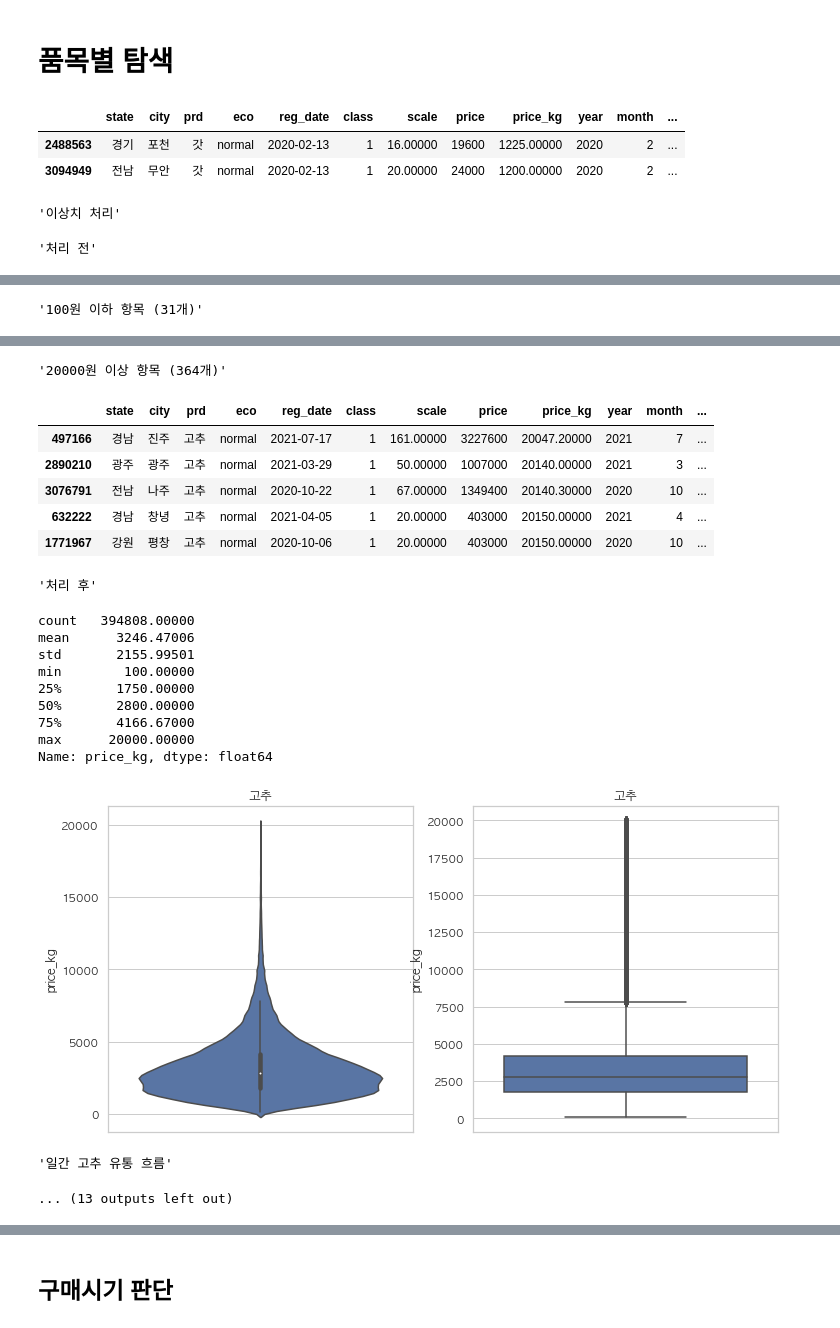
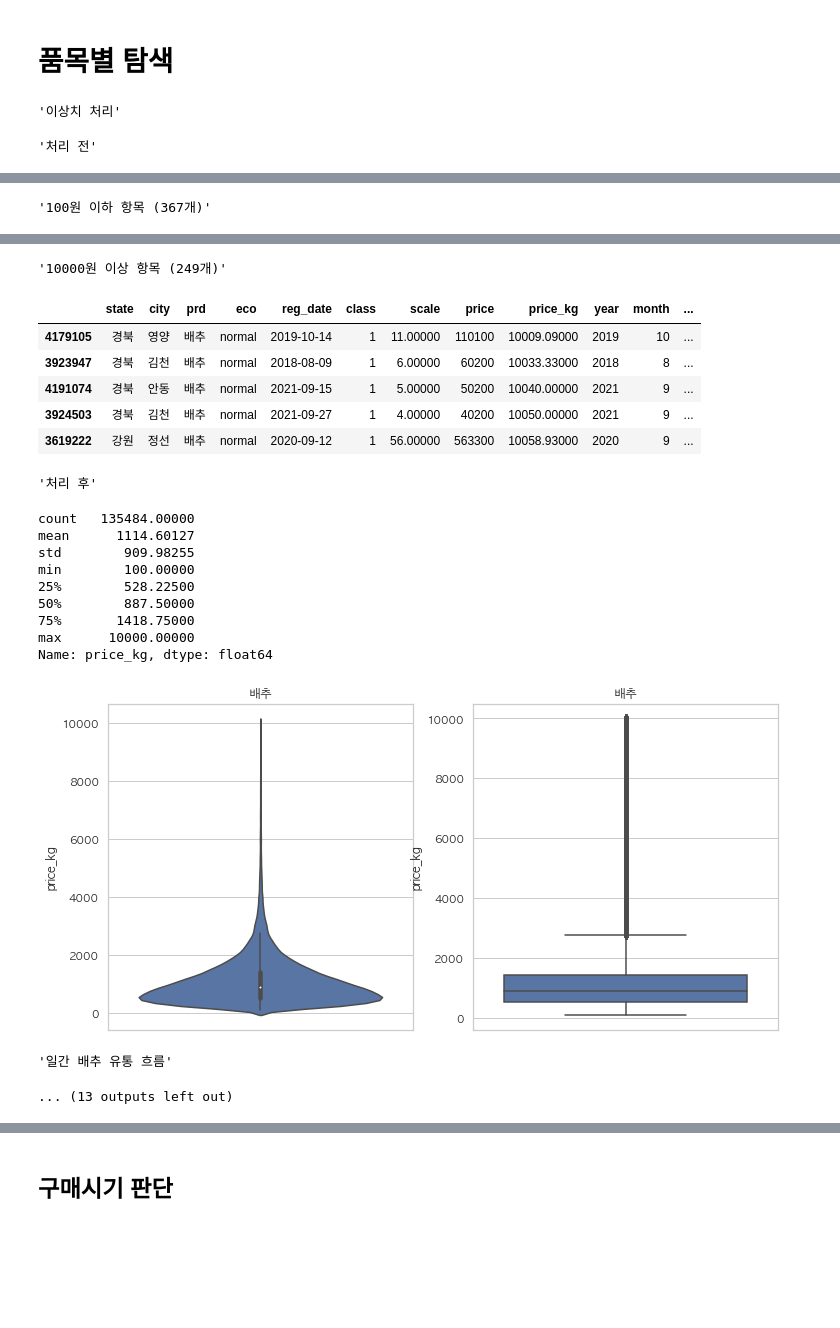
Before and after one commit to LUCI031/grocery_auction, a Jupyter notebook: 22.11.eda3.ipynb, the cells around one changed output, grey strips where cells are left out. Saved outputs shown, nothing was run; the diff lists cells and outputs as text; code cells hidden in the pictures; blank space fills up the shorter version.

```diff
--- a/22.11.eda3.ipynb
+++ b/22.11.eda3.ipynb
@@ -42,7 +42,3 @@ df['week'] = df['reg_date'].dt.week
 df['day'] = df['reg_date'].dt.day
 # %% [markdown]
 # 데이터 분포
-# %%
-a = df[(df['class']==1)&(df['reg_date']=='2020-11-16')&(df['prd']=='무')&(df['eco']=='normal')&(df['city']=='홍성')]
-a['price_kg']=a['price']/a['scale']
-a
@@ -98,6 +99,11 @@ dics2 = {'오이':(100,10000),
 # %%
 # 거래량, 거래 가격, 평균 kg 당 가격, 판매 등급
 def prd_info(df,prd,nums1,nums2,fig=(24,5)):
+    if prd in prd_color:
+        prd_c = prd_color[prd]
+    else:
+        prd_c = '#3498db'
+        #prd_c = ['#3498db',(52, 152, 219, 1)]
         # matplotlib 폰트설정
     plt.rc('font', family='AppleGothic') # For MacOS
     # plt.rc('font', family='NanumGothic') # For Windows
@@ -118,10 +124,12 @@ def prd_info(df,prd,nums1,nums2,fig=(24,5)):
     plt.rc('font', size=13)
     plt.rc('ytick', labelsize=10)
     plt.title(f'일간 {prd} 총 거래량 (kg) (제철: {nums1}~{nums2}월)')
-    aaa = plt.plot(c['reg_date'],c['total_scale'])
-    plt.fill_between(c['reg_date'],c['total_scale'],where=(c['reg_date'].dt.month>=nums1) & (c['reg_date'].dt.month<=nums2))
+    aaa = plt.plot(c['reg_date'],c['total_scale'],color=prd_c)
+    plt.fill_between(c['reg_date'],c['total_scale'],where=(c['reg_date'].dt.month>=nums1) & (c['reg_date'].dt.month<=nums2),color=prd_c)
     plt.ylim(0,max(c['total_scale'])*1.1)
     ax = plt.gca()
+    current_values = plt.gca().get_yticks()
+    plt.gca().set_yticklabels(['{:.0f}'.format(x) for x in current_values])
     ax.xaxis.set_major_locator(dates.MonthLocator(interval=4))
     plt.tight_layout()
     plt.show()
@@ -131,10 +139,12 @@ def prd_info(df,prd,nums1,nums2,fig=(24,5)):
     plt.rc('font', size=13)
     plt.rc('ytick', labelsize=10)
     plt.title(f'일간 {prd} 총 거래 가격(원) (제철: {nums1}~{nums2}월)')
-    aaa = plt.plot(c['reg_date'],c['total_price'])
-    plt.fill_between(c['reg_date'],c['total_price'],where=(c['reg_date'].dt.month>=nums1) & (c['reg_date'].dt.month<=nums2))
+    aaa = plt.plot(c['reg_date'],c['total_price'],color=prd_c)
+    plt.fill_between(c['reg_date'],c['total_price'],where=(c['reg_date'].dt.month>=nums1) & (c['reg_date'].dt.month<=nums2),color=prd_c)
     plt.ylim(0,max(c['total_price'])*1.1)
     ax = plt.gca()
+    current_values = plt.gca().get_yticks()
+    plt.gca().set_yticklabels(['{:.0f}'.format(x) for x in current_values])
     ax.xaxis.set_major_locator(dates.MonthLocator(interval=4))
     plt.tight_layout()
     plt.show()
@@ -144,10 +154,12 @@ def prd_info(df,prd,nums1,nums2,fig=(24,5)):
     plt.rc('font', size=13)
     plt.rc('ytick', labelsize=10)
     plt.title(f'일간 {prd} 평균 kg 당 가격 (제철: {nums1}~{nums2}월)')
-    aaa = plt.plot(c['reg_date'],c['avg_price_kg'])
-    plt.fill_between(c['reg_date'],c['avg_price_kg'],where=(c['reg_date'].dt.month>=nums1) & (c['reg_date'].dt.month<=nums2))
+    aaa = plt.plot(c['reg_date'],c['avg_price_kg'],color=prd_c)
+    plt.fill_between(c['reg_date'],c['avg_price_kg'],where=(c['reg_date'].dt.month>=nums1) & (c['reg_date'].dt.month<=nums2),color=prd_c)
     plt.ylim(0,max(c['avg_price_kg'])*1.1)
     ax = plt.gca()
+    current_values = plt.gca().get_yticks()
+    plt.gca().set_yticklabels(['{:.0f}'.format(x) for x in current_values])
     ax.xaxis.set_major_locator(dates.MonthLocator(interval=4))
     plt.tight_layout()
     plt.show()
@@ -187,6 +199,11 @@ def del_outlier(df,prd,price1,price2):
     df.drop(df[(df['prd']==prd)&(df['price_kg']>price2)].index,inplace=True)
 # %%
 def year_avg(df,prd,num1,num2,column):
+    if prd in prd_color:
+        prd_c = prd_color[prd]
+    else:
+        prd_c = '#3498db'
+        #prd_c = ['#3498db',(52, 152, 219, 1)]
             # matplotlib 폰트설정
     plt.rc('font', family='AppleGothic') # For MacOS
     # plt.rc('font', family='NanumGothic') # For Windows
@@ -209,11 +226,11 @@ def year_avg(df,prd,num1,num2,column):
     plt.rc('font', size=13)
     plt.rc('ytick', labelsize=10)
     plt.title(f'연간 {prd} 평균 거래 가격 (kg) (제철: {num1}월~{num2}월)')
-    aaa = plt.plot(k['date'],k[column],color='#3498db')
+    aaa = plt.plot(k['date'],k[column],color=prd_c)
     if num1 <= num2:
-        plt.fill_between(k['date'],k[column],where=(k['month']>=num1) & (k['month']<=num2),color='#3498db')
+        plt.fill_between(k['date'],k[column],where=(k['month']>=num1) & (k['month']<=num2),color=prd_c)
     else:
-        plt.fill_between(k['date'],k[column],where=(k['month']<=num1) & (k['month']>=num2),color='#3498db')
+        plt.fill_between(k['date'],k[column],where=(k['month']<=num1) & (k['month']>=num2),color=prd_c)
     plt.ylim(0,max(k[column])*1.1)
     plt.xticks(k['date'],names)
     plt.show()
@@ -225,7 +242,7 @@ def year_avg(df,prd,num1,num2,column):
     nsn_kg = round(df_nsn["price_kg"].mean(),2)
     display(f'{prd} 제철 기간 평균 kg당 가격: {sn_kg}원')
     display(f'{prd} 비제철 기간 평균 kg당 가격: {nsn_kg}원')
-    szn = plt.bar(['제철','비제철'],[sn_kg,nsn_kg],color=['#3498db','#95a5a6'])
+    szn = plt.bar(['제철','비제철'],[sn_kg,nsn_kg],color=[prd_c,'#95a5a6'])
     plt.ylim(0,max(sn_kg,nsn_kg)*1.1)
     plt.bar_label(szn)
     plt.show()
@@ -339,14 +356,8 @@ df.groupby('prd').sum().sort_values('scale',ascending=False).head(10)
 	`배추` | 11~12월 | 15일 | O | 대표적인 김장 재료 + 긴 보관기간
 # %% [markdown]
 # 품목별 탐색
-# %%
-df[(df['prd']=='갓')&(df['reg_date']=='2020-02-13')]
-# %% [output]
-|  | state | city | prd | eco | reg_date | class | scale | price | price_kg | year | month | ... |
-| 2488563 | 경기 | 포천 | 갓 | normal | 2020-02-13 | 1 | 16.00000 | 19600 | 1225.00000 | 2020 | 2 | ... |
-| 3094949 | 전남 | 무안 | 갓 | normal | 2020-02-13 | 1 | 20.00000 | 24000 | 1200.00000 | 2020 | 2 | ... |
 # %%
-prd = '고추'
+prd = '배추'
 display('이상치 처리')
 display('처리 전')
 dist(df,prd,'price_kg')
@@ -377,2 +388,2 @@ Name: price_kg, dtype: float64
-'100원 이하 항목 (31개)'
+'100원 이하 항목 (367개)'
 |  | state | city | prd | eco | reg_date | class | scale | price | price_kg | year | month | ... |
@@ -384,20 +395,20 @@ Name: price_kg, dtype: float64
-'20000원 이상 항목 (364개)'
+'10000원 이상 항목 (249개)'
 |  | state | city | prd | eco | reg_date | class | scale | price | price_kg | year | month | ... |
-| 497166 | 경남 | 진주 | 고추 | normal | 2021-07-17 | 1 | 161.00000 | 3227600 | 20047.20000 | 2021 | 7 | ... |
-| 2890210 | 광주 | 광주 | 고추 | normal | 2021-03-29 | 1 | 50.00000 | 1007000 | 20140.00000 | 2021 | 3 | ... |
-| 3076791 | 전남 | 나주 | 고추 | normal | 2020-10-22 | 1 | 67.00000 | 1349400 | 20140.30000 | 2020 | 10 | ... |
-| 632222 | 경남 | 창녕 | 고추 | normal | 2021-04-05 | 1 | 20.00000 | 403000 | 20150.00000 | 2021 | 4 | ... |
-| 1771967 | 강원 | 평창 | 고추 | normal | 2020-10-06 | 1 | 20.00000 | 403000 | 20150.00000 | 2020 | 10 | ... |
+| 4179105 | 경북 | 영양 | 배추 | normal | 2019-10-14 | 1 | 11.00000 | 110100 | 10009.09000 | 2019 | 10 | ... |
+| 3923947 | 경북 | 김천 | 배추 | normal | 2018-08-09 | 1 | 6.00000 | 60200 | 10033.33000 | 2018 | 8 | ... |
+| 4191074 | 경북 | 안동 | 배추 | normal | 2021-09-15 | 1 | 5.00000 | 50200 | 10040.00000 | 2021 | 9 | ... |
+| 3924503 | 경북 | 김천 | 배추 | normal | 2021-09-27 | 1 | 4.00000 | 40200 | 10050.00000 | 2021 | 9 | ... |
+| 3619222 | 강원 | 정선 | 배추 | normal | 2020-09-12 | 1 | 56.00000 | 563300 | 10058.93000 | 2020 | 9 | ... |
 '처리 후'
-count   394808.00000
-mean      3246.47006
-std       2155.99501
+count   135484.00000
+mean      1114.60127
+std        909.98255
 min        100.00000
-25%       1750.00000
-50%       2800.00000
-75%       4166.67000
-max      20000.00000
+25%        528.22500
+50%        887.50000
+75%       1418.75000
+max      10000.00000
 Name: price_kg, dtype: float64
-[figure, old version]
+[figure, new version]
-'일간 고추 유통 흐름'
+'일간 배추 유통 흐름'
 ... (13 outputs left out)
```
Also changed, not shown: parts of 5 cells of this notebook, 1 other file.
